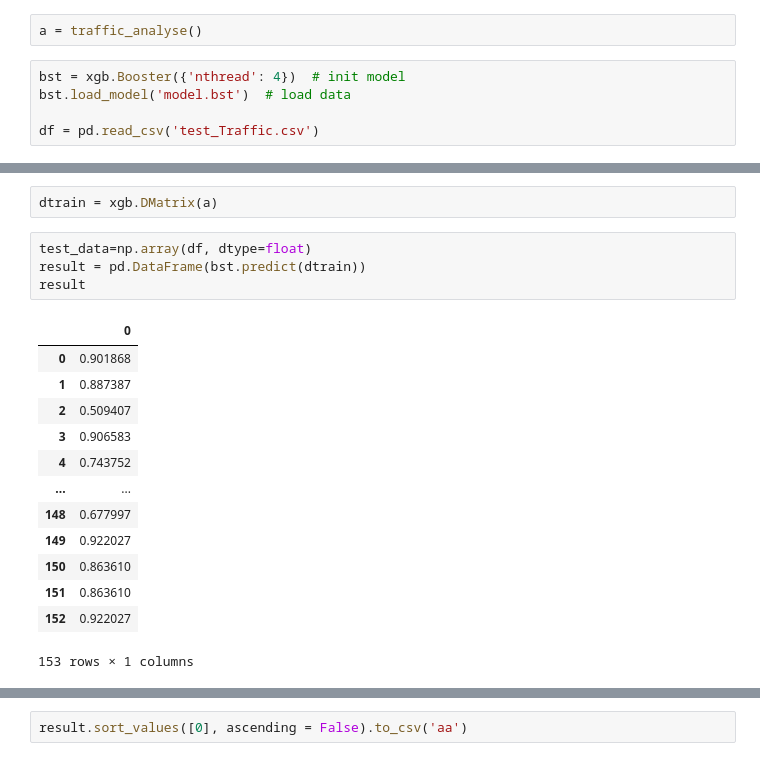
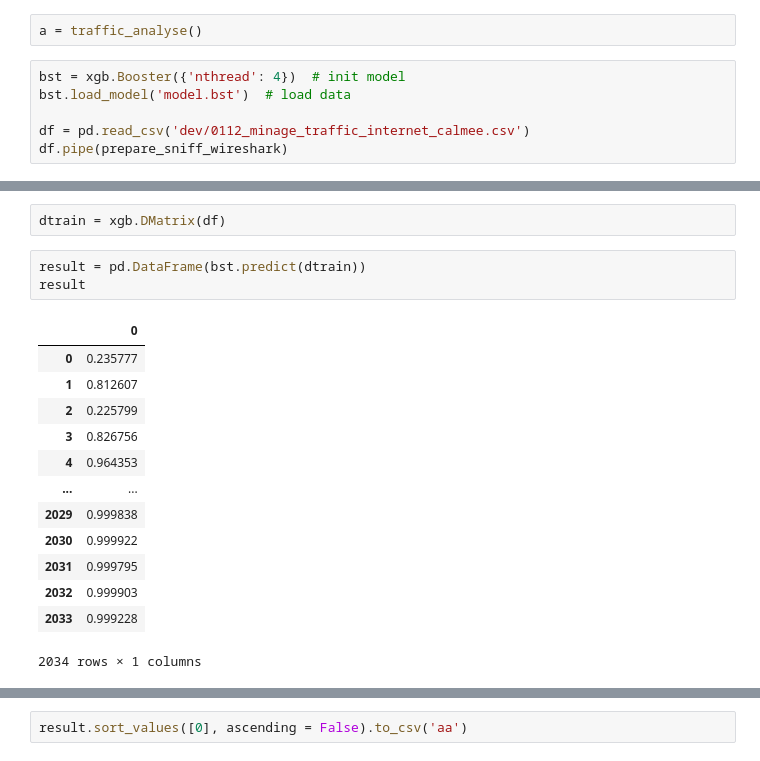
Before and after one commit to dulalbert/CRYPTO, a Jupyter notebook: notebook_albert.ipynb, the cells around one changed output, grey strips where cells are left out. Drawn from its saved outputs; the diff is of its cells as text.

Commit message:
update code - test mixed data set

```diff
--- a/dev/notebook_albert.ipynb
+++ b/notebook_albert.ipynb
@@ -356,4 +340,5 @@ a = traffic_analyse()
 bst = xgb.Booster({'nthread': 4})  # init model
 bst.load_model('model.bst')  # load data
 
-df = pd.read_csv('test_Traffic.csv')
+df = pd.read_csv('dev/0112_minage_traffic_internet_calmee.csv')
+df.pipe(prepare_sniff_wireshark)
@@ -360,21 +359,20 @@ df = pd.read_csv('test_Traffic.csv')
 # %%
-dtrain = xgb.DMatrix(a)
+dtrain = xgb.DMatrix(df)
 # %%
-test_data=np.array(df, dtype=float)
 result = pd.DataFrame(bst.predict(dtrain))
 result
 # %% [output]
 |  | 0 |
-| 0 | 0.901868 |
-| 1 | 0.887387 |
-| 2 | 0.509407 |
-| 3 | 0.906583 |
-| 4 | 0.743752 |
+| 0 | 0.235777 |
+| 1 | 0.812607 |
+| 2 | 0.225799 |
+| 3 | 0.826756 |
+| 4 | 0.964353 |
 | ... | ... |
-| 148 | 0.677997 |
-| 149 | 0.922027 |
-| 150 | 0.863610 |
-| 151 | 0.863610 |
-| 152 | 0.922027 |
+| 2029 | 0.999838 |
+| 2030 | 0.999922 |
+| 2031 | 0.999795 |
+| 2032 | 0.999903 |
+| 2033 | 0.999228 |
-153 rows × 1 columns
+2034 rows × 1 columns
 # %%
```
Also changed, not shown: parts of 8 cells of this notebook, 9 other files.
